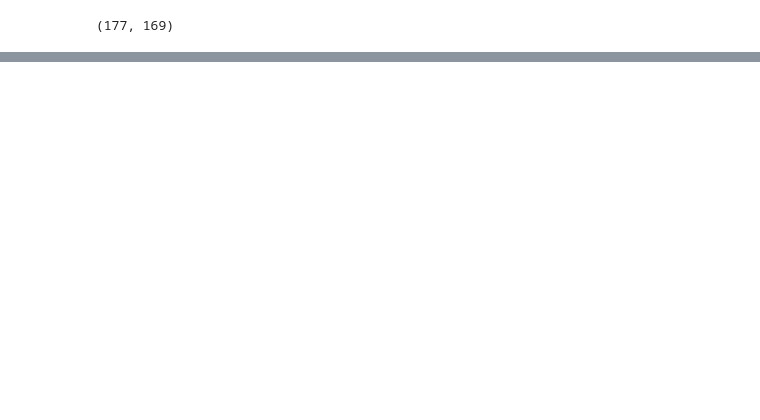
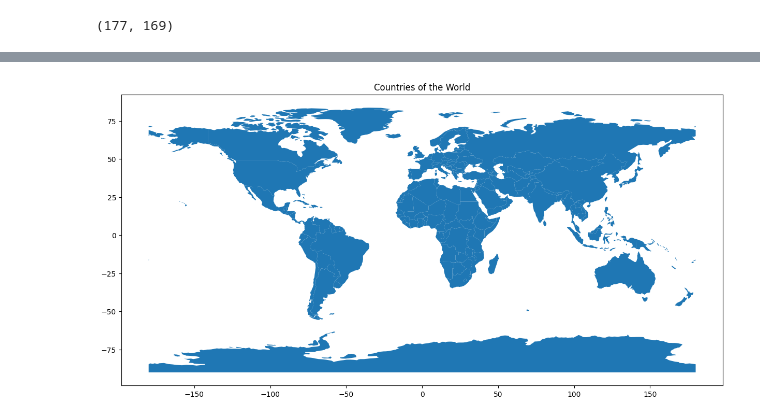
Before and after one commit to Davjes15/intro_geospatial_data, a Jupyter notebook: notebooks/load_visualize.ipynb, the cells around one changed output, grey strips where cells are left out. Saved outputs shown, nothing was run; the diff lists cells and outputs as text; code cells hidden in the pictures; blank space fills up the shorter version.

```diff
--- a/notebooks/load_visualize.ipynb
+++ b/notebooks/load_visualize.ipynb
@@ -25,10 +25,10 @@ with open(zip_path, "wb") as f:
 # %%
 # Unzip
 with zipfile.ZipFile(zip_path, "r") as zip_ref:
-    zip_ref.extractall("data/countries")
+    zip_ref.extractall("../data/countries")
 
 # Read shapefile
-world = gpd.read_file("data/countries/ne_110m_admin_0_countries.shp")
+world = gpd.read_file("../data/countries/ne_110m_admin_0_countries.shp")
 world.head()  # Display the first few rows of the GeoDataFrame
 # %% [output]
 |  | featurecla | scalerank | LABELRANK | SOVEREIGNT | SOV_A3 | ADM0_DIF | LEVEL | TYPE | TLC | ADMIN | ... |
@@ -44,0 +84,9 @@ world.shape
+# %%
+# Plot the world map
+world.plot(figsize = (15, 15))
+plt.title("Countries of the World")
+plt.show()
+
+# NOTE: plot uses the collumn 'geometry' by default
+# %% [output]
+[figure, added]
```
Also changed, not shown: parts of 16 cells of this notebook, 3 other files.
